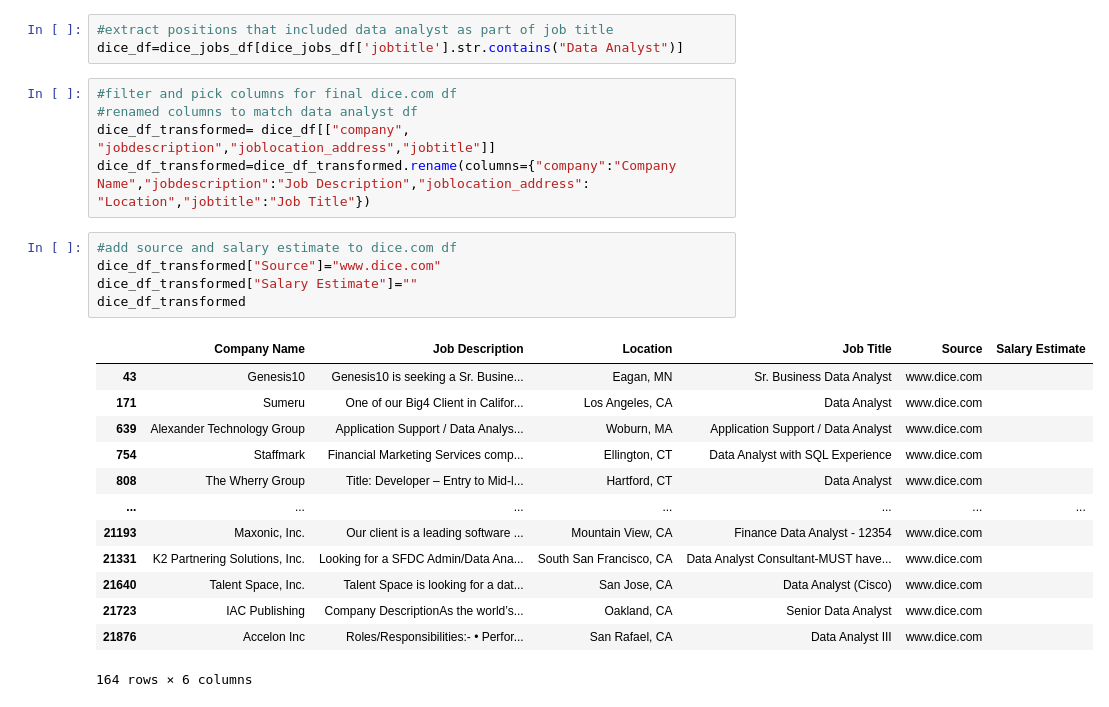
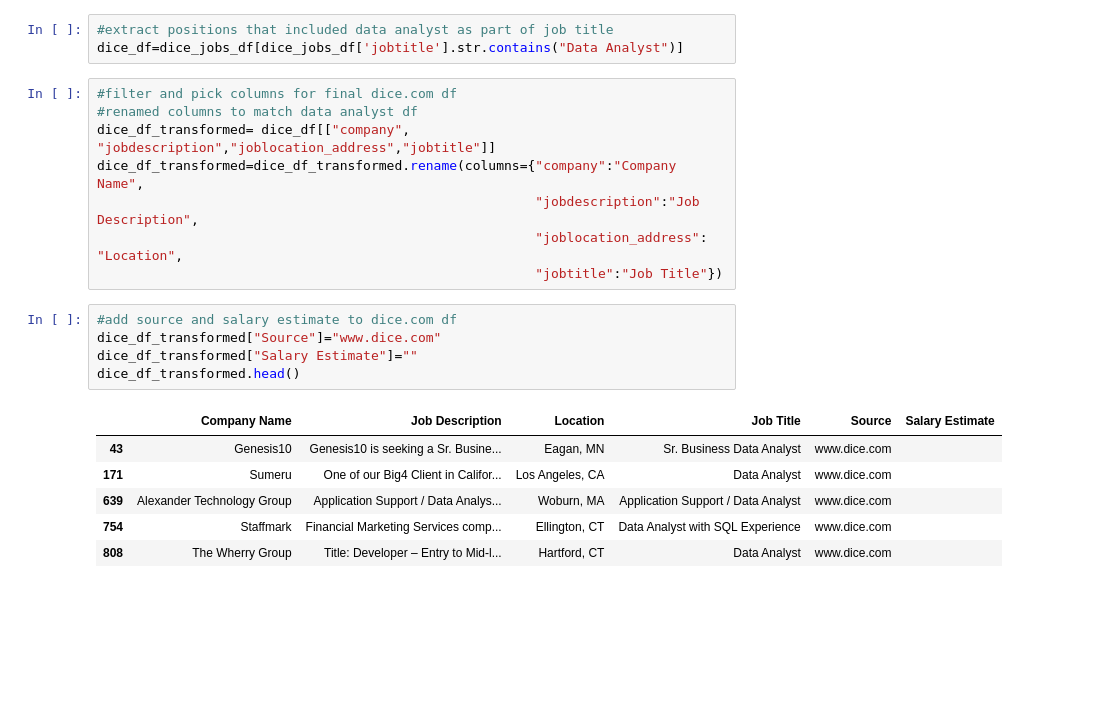
Before and after one commit to melodie1920/ETLProject, a Jupyter notebook: ETLProject.ipynb, the cells around one changed output. Cells and saved outputs as stored; diff of their text form; blank space fills up the shorter version.

```diff
--- a/ETLProject.ipynb
+++ b/ETLProject.ipynb
@@ -110,26 +101,22 @@ dice_df=dice_jobs_df[dice_jobs_df['jobtitle'].str.contains("Data Analyst")]
 #filter and pick columns for final dice.com df
 #renamed columns to match data analyst df
 dice_df_transformed= dice_df[["company", "jobdescription","joblocation_address","jobtitle"]]
-dice_df_transformed=dice_df_transformed.rename(columns={"company":"Company Name","jobdescription":"Job Description","joblocation_address": "Location","jobtitle":"Job Title"})
+dice_df_transformed=dice_df_transformed.rename(columns={"company":"Company Name",
+                                                        "jobdescription":"Job Description",
+                                                        "joblocation_address": "Location",
+                                                        "jobtitle":"Job Title"})
 # %%
 #add source and salary estimate to dice.com df
 dice_df_transformed["Source"]="www.dice.com"
 dice_df_transformed["Salary Estimate"]=""
-dice_df_transformed
+dice_df_transformed.head()
 # %% [output]
 |  | Company Name | Job Description | Location | Job Title | Source | Salary Estimate |
 | 43 | Genesis10 | Genesis10 is seeking a Sr. Busine... | Eagan, MN | Sr. Business Data Analyst | www.dice.com |  |
 | 171 | Sumeru | One of our Big4 Client in Califor... | Los Angeles, CA | Data Analyst | www.dice.com |  |
 | 639 | Alexander Technology Group | Application Support / Data Analys... | Woburn, MA | Application Support / Data Analyst | www.dice.com |  |
 | 754 | Staffmark | Financial Marketing Services comp... | Ellington, CT | Data Analyst with SQL Experience | www.dice.com |  |
 | 808 | The Wherry Group | Title: Developer – Entry to Mid-l... | Hartford, CT | Data Analyst | www.dice.com |  |
-| ... | ... | ... | ... | ... | ... | ... |
-| 21193 | Maxonic, Inc. | Our client is a leading software ... | Mountain View, CA | Finance Data Analyst - 12354 | www.dice.com |  |
-| 21331 | K2 Partnering Solutions, Inc. | Looking for a SFDC Admin/Data Ana... | South San Francisco, CA | Data Analyst Consultant-MUST have... | www.dice.com |  |
-| 21640 | Talent Space, Inc. | Talent Space is looking for a dat... | San Jose, CA | Data Analyst (Cisco) | www.dice.com |  |
-| 21723 | IAC Publishing | Company DescriptionAs the world’s... | Oakland, CA | Senior Data Analyst | www.dice.com |  |
-| 21876 | Accelon Inc | Roles/Responsibilities:- • Perfor... | San Rafael, CA | Data Analyst III | www.dice.com |  |
-164 rows × 6 columns
 # %%
 # Remove \n* from company name
 data_analyst_transformed["Company Name"]=data_analyst_transformed["Company Name"].str.split("\\n", expand=True)[0]
```
Also changed, not shown: parts of 25 cells of this notebook, 2 other files.
